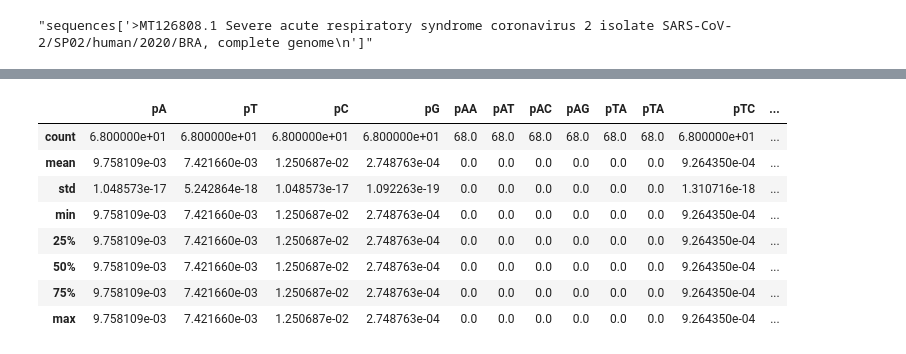
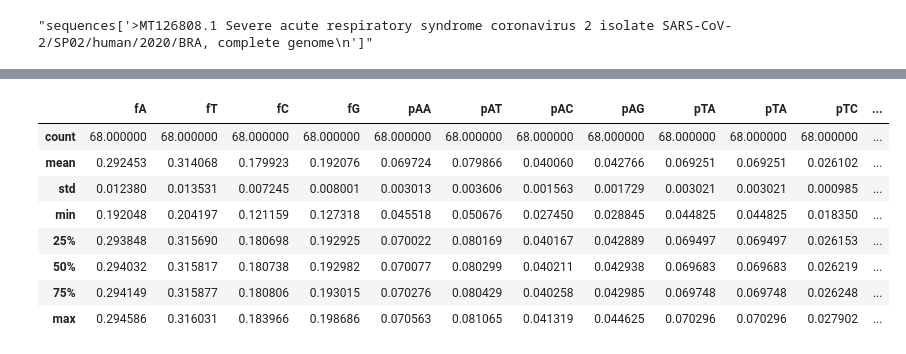
Before and after one commit to taniagmangolini/SARS_COV_2, a Jupyter notebook: analysis.ipynb, the cells around one changed output, grey strips where cells are left out. Cells and saved outputs as stored; diff of their text form; code cells hidden in the pictures.

```diff
--- a/analysis.ipynb
+++ b/analysis.ipynb
@@ -184,17 +184,17 @@ df_original.head()
 | >LC522974.1 Severe acute respirat... | 0.294015 | 0.315841 | 0.180735 | 0.193014 | 0.070022 | 0.080172 | 0.040211 | 0.042942 | 0.069474 | 0.069474 | 0.025903 | ... |
 | >LC522975.1 Severe acute respirat... | 0.294015 | 0.315874 | 0.180735 | 0.192981 | 0.070022 | 0.080215 | 0.040211 | 0.042935 | 0.069497 | 0.069497 | 0.025900 | ... |
 # %%
-df.describe()
+df_original.describe()
 # %% [output]
-|  | pA | pT | pC | pG | pAA | pAT | pAC | pAG | pTA | pTA | pTC | ... |
-| count | 6.800000e+01 | 6.800000e+01 | 6.800000e+01 | 6.800000e+01 | 68.0 | 68.0 | 68.0 | 68.0 | 68.0 | 68.0 | 6.800000e+01 | ... |
-| mean | 9.758109e-03 | 7.421660e-03 | 1.250687e-02 | 2.748763e-04 | 0.0 | 0.0 | 0.0 | 0.0 | 0.0 | 0.0 | 9.264350e-04 | ... |
-| std | 1.048573e-17 | 5.242864e-18 | 1.048573e-17 | 1.092263e-19 | 0.0 | 0.0 | 0.0 | 0.0 | 0.0 | 0.0 | 1.310716e-18 | ... |
-| min | 9.758109e-03 | 7.421660e-03 | 1.250687e-02 | 2.748763e-04 | 0.0 | 0.0 | 0.0 | 0.0 | 0.0 | 0.0 | 9.264350e-04 | ... |
-| 25% | 9.758109e-03 | 7.421660e-03 | 1.250687e-02 | 2.748763e-04 | 0.0 | 0.0 | 0.0 | 0.0 | 0.0 | 0.0 | 9.264350e-04 | ... |
-| 50% | 9.758109e-03 | 7.421660e-03 | 1.250687e-02 | 2.748763e-04 | 0.0 | 0.0 | 0.0 | 0.0 | 0.0 | 0.0 | 9.264350e-04 | ... |
-| 75% | 9.758109e-03 | 7.421660e-03 | 1.250687e-02 | 2.748763e-04 | 0.0 | 0.0 | 0.0 | 0.0 | 0.0 | 0.0 | 9.264350e-04 | ... |
-| max | 9.758109e-03 | 7.421660e-03 | 1.250687e-02 | 2.748763e-04 | 0.0 | 0.0 | 0.0 | 0.0 | 0.0 | 0.0 | 9.264350e-04 | ... |
+|  | fA | fT | fC | fG | pAA | pAT | pAC | pAG | pTA | pTA | pTC | ... |
+| count | 68.000000 | 68.000000 | 68.000000 | 68.000000 | 68.000000 | 68.000000 | 68.000000 | 68.000000 | 68.000000 | 68.000000 | 68.000000 | ... |
+| mean | 0.292453 | 0.314068 | 0.179923 | 0.192076 | 0.069724 | 0.079866 | 0.040060 | 0.042766 | 0.069251 | 0.069251 | 0.026102 | ... |
+| std | 0.012380 | 0.013531 | 0.007245 | 0.008001 | 0.003013 | 0.003606 | 0.001563 | 0.001729 | 0.003021 | 0.003021 | 0.000985 | ... |
+| min | 0.192048 | 0.204197 | 0.121159 | 0.127318 | 0.045518 | 0.050676 | 0.027450 | 0.028845 | 0.044825 | 0.044825 | 0.018350 | ... |
+| 25% | 0.293848 | 0.315690 | 0.180698 | 0.192925 | 0.070022 | 0.080169 | 0.040167 | 0.042889 | 0.069497 | 0.069497 | 0.026153 | ... |
+| 50% | 0.294032 | 0.315817 | 0.180738 | 0.192982 | 0.070077 | 0.080299 | 0.040211 | 0.042938 | 0.069683 | 0.069683 | 0.026219 | ... |
+| 75% | 0.294149 | 0.315877 | 0.180806 | 0.193015 | 0.070276 | 0.080429 | 0.040258 | 0.042985 | 0.069748 | 0.069748 | 0.026248 | ... |
+| max | 0.294586 | 0.316031 | 0.183966 | 0.198686 | 0.070563 | 0.081065 | 0.041319 | 0.044625 | 0.070296 | 0.070296 | 0.027902 | ... |
 # %%
 #standardization
 #Useful: https://stackoverflow.com/questions/40758562/can-anyone-explain-me-standardscaler
```
Also changed, not shown: parts of 2 cells of this notebook.
